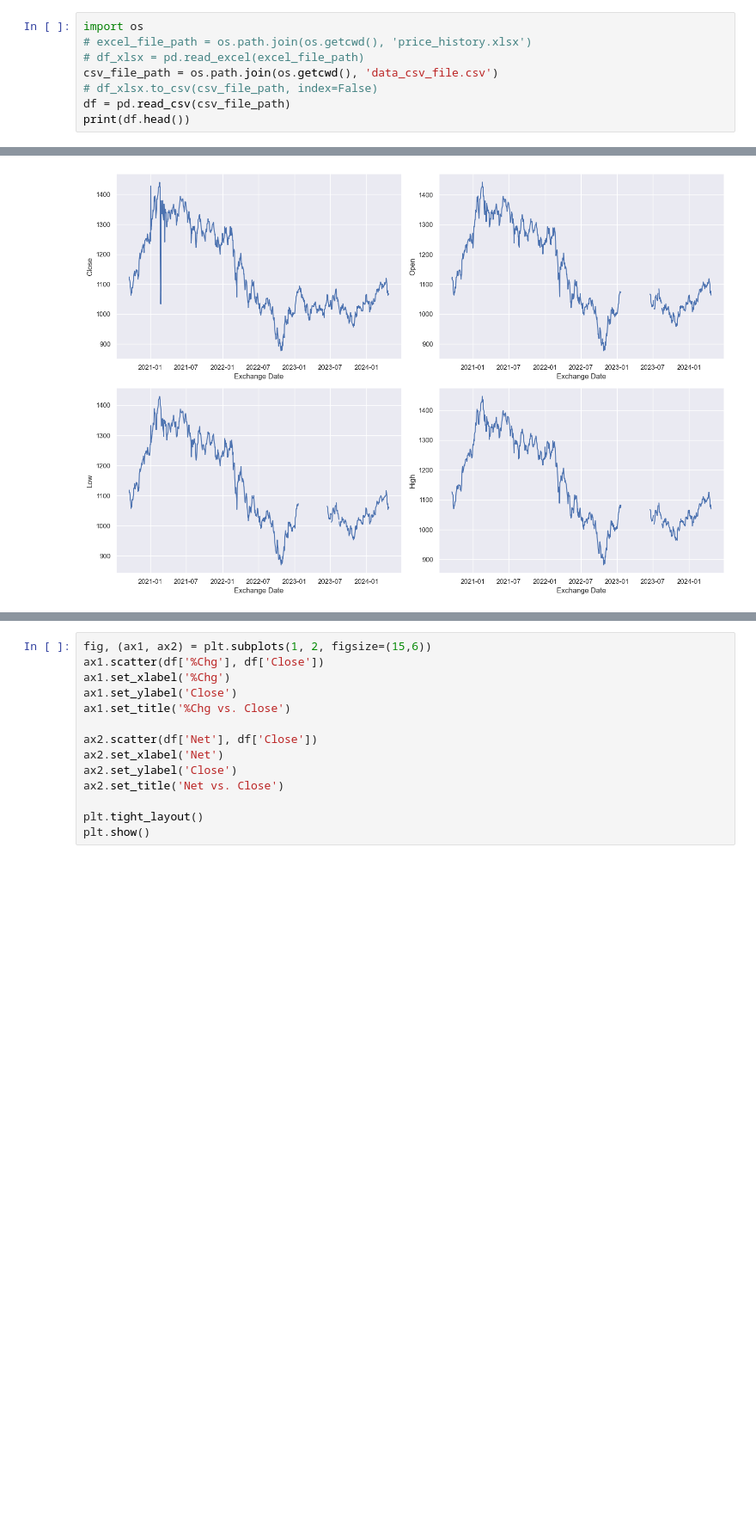
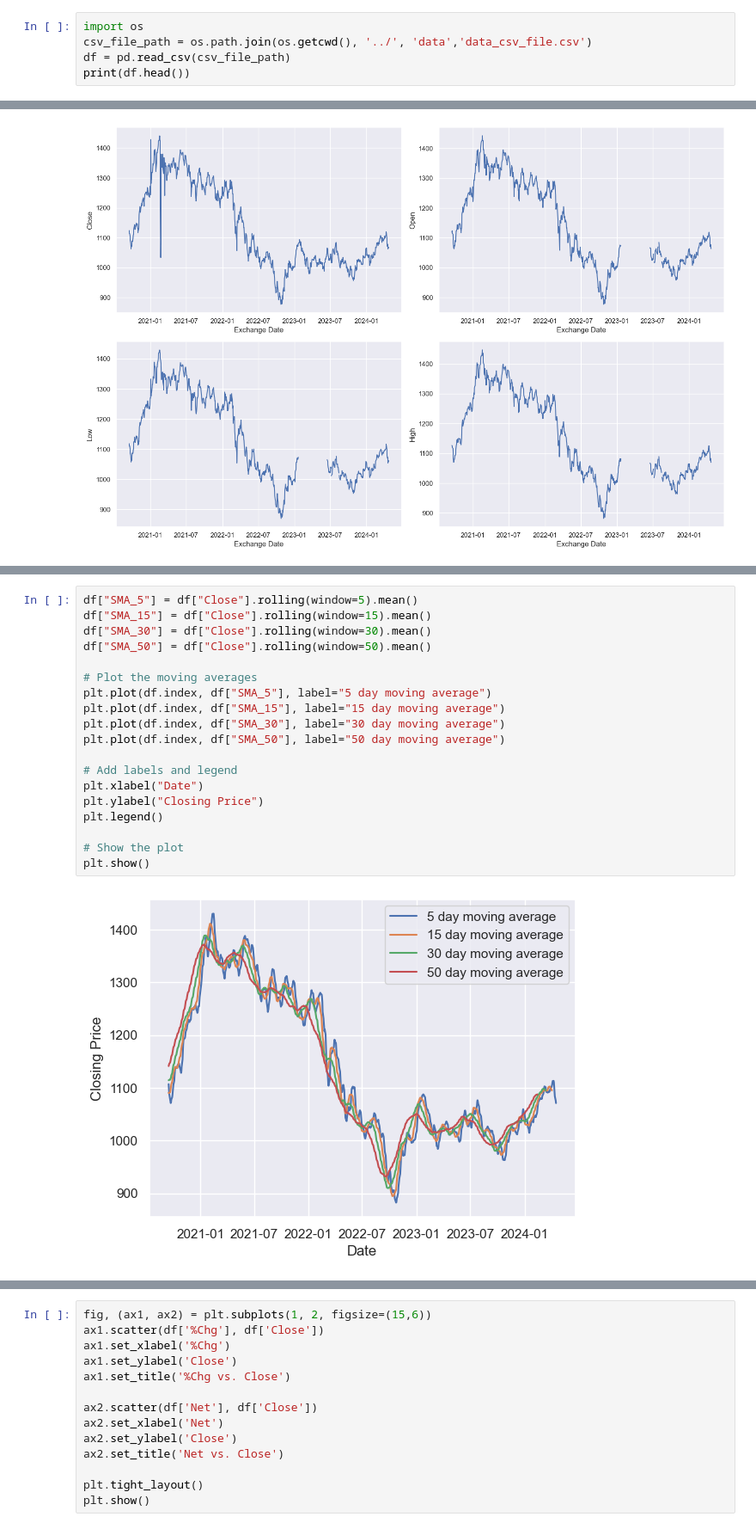
Before and after one commit to corfesh/LSEG-Quant-Challenge, a Jupyter notebook: eda/EDA_and_DataCleaning.ipynb, the cells around one changed output, grey strips where cells are left out. Shown at 86% size. Cells and saved outputs as stored; diff of their text form; blank space fills up the shorter version.

```diff
--- a/LsegChallenge.ipynb
+++ b/eda/EDA_and_DataCleaning.ipynb
@@ -7,10 +7,7 @@ import matplotlib.pyplot as plt             #visualisation
 sns.set(color_codes=True)
 # %%
 import os
-# excel_file_path = os.path.join(os.getcwd(), 'price_history.xlsx')
-# df_xlsx = pd.read_excel(excel_file_path)
-csv_file_path = os.path.join(os.getcwd(), 'data_csv_file.csv')
-# df_xlsx.to_csv(csv_file_path, index=False)
+csv_file_path = os.path.join(os.getcwd(), '../', 'data','data_csv_file.csv')
 df = pd.read_csv(csv_file_path)
 print(df.head())
 # %% [output]
@@ -84,0 +82,21 @@ plt.show()
+# %%
+df["SMA_5"] = df["Close"].rolling(window=5).mean()
+df["SMA_15"] = df["Close"].rolling(window=15).mean()
+df["SMA_30"] = df["Close"].rolling(window=30).mean()
+df["SMA_50"] = df["Close"].rolling(window=50).mean()
+
+# Plot the moving averages
+plt.plot(df.index, df["SMA_5"], label="5 day moving average")
+plt.plot(df.index, df["SMA_15"], label="15 day moving average")
+plt.plot(df.index, df["SMA_30"], label="30 day moving average")
+plt.plot(df.index, df["SMA_50"], label="50 day moving average")
+
+# Add labels and legend
+plt.xlabel("Date")
+plt.ylabel("Closing Price")
+plt.legend()
+
+# Show the plot
+plt.show()
+# %% [output]
+[figure, added]
```
Also changed, not shown: parts of 8 cells of this notebook, 18 other files.
